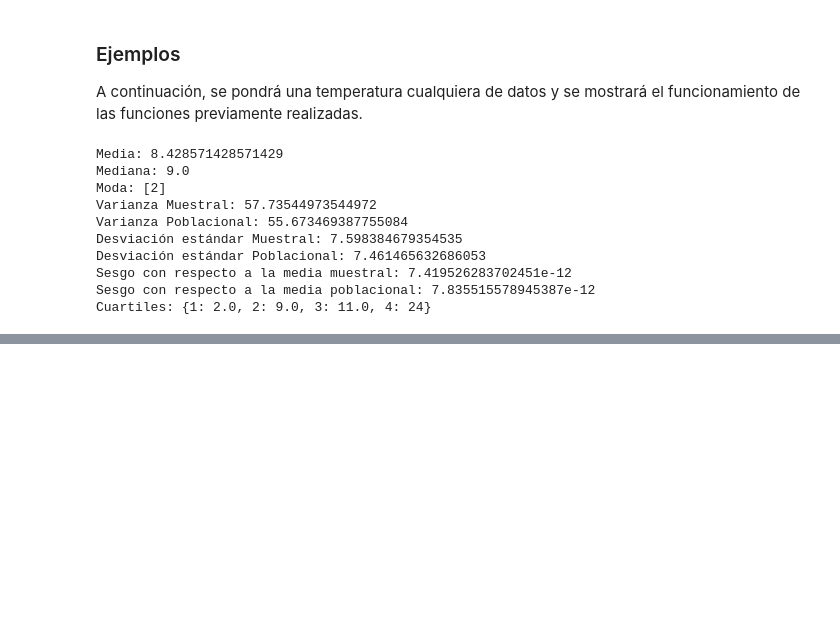
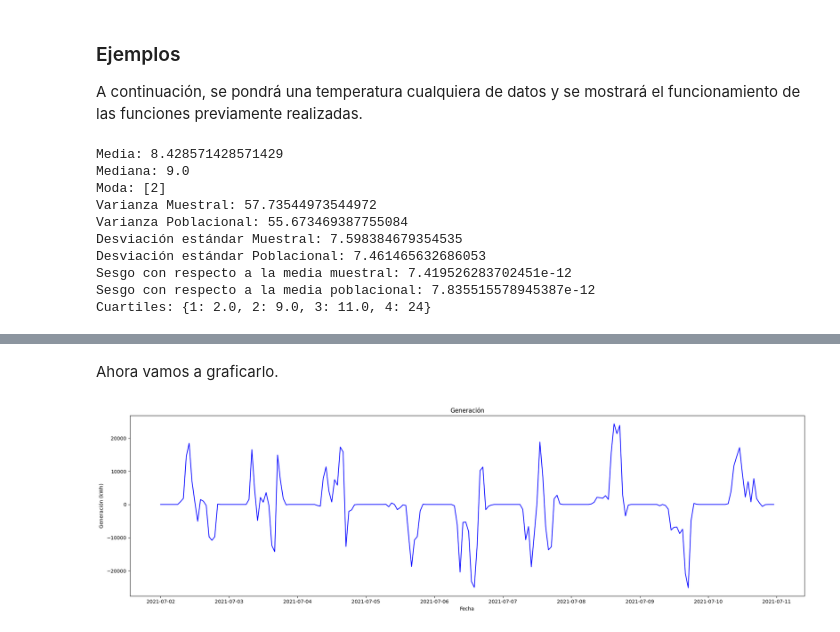
Before and after one commit to ClaudiaGtzD/AprendizajeAutomatico, a Jupyter notebook: Semana03/Tarea_03.ipynb, the cells around one changed output, grey strips where cells are left out. Cells and saved outputs as stored; diff of their text form; code cells hidden in the pictures; blank space fills up the shorter version.

```diff
--- a/Semana03/Tarea_03.ipynb
+++ b/Semana03/Tarea_03.ipynb
@@ -440,0 +240,9 @@ plt.show()
+# %%
+datosGeneracion["Generacion_diff"] = datosGeneracion["Generacion"].diff(periods=24)
+# %% [markdown]
+Ahora vamos a graficarlo.
+# %%
+#Graficaremos 240 horas para una mejor apreciación
+line_plotting('Generación', datosGeneracion[:240], 'Fecha', 'Generacion_diff', 'Fecha', 'Generación (kWh)', 20, 6)
+# %% [output]
+[figure, added]
```
Also changed, not shown: parts of 74 cells of this notebook, 4 other files.
